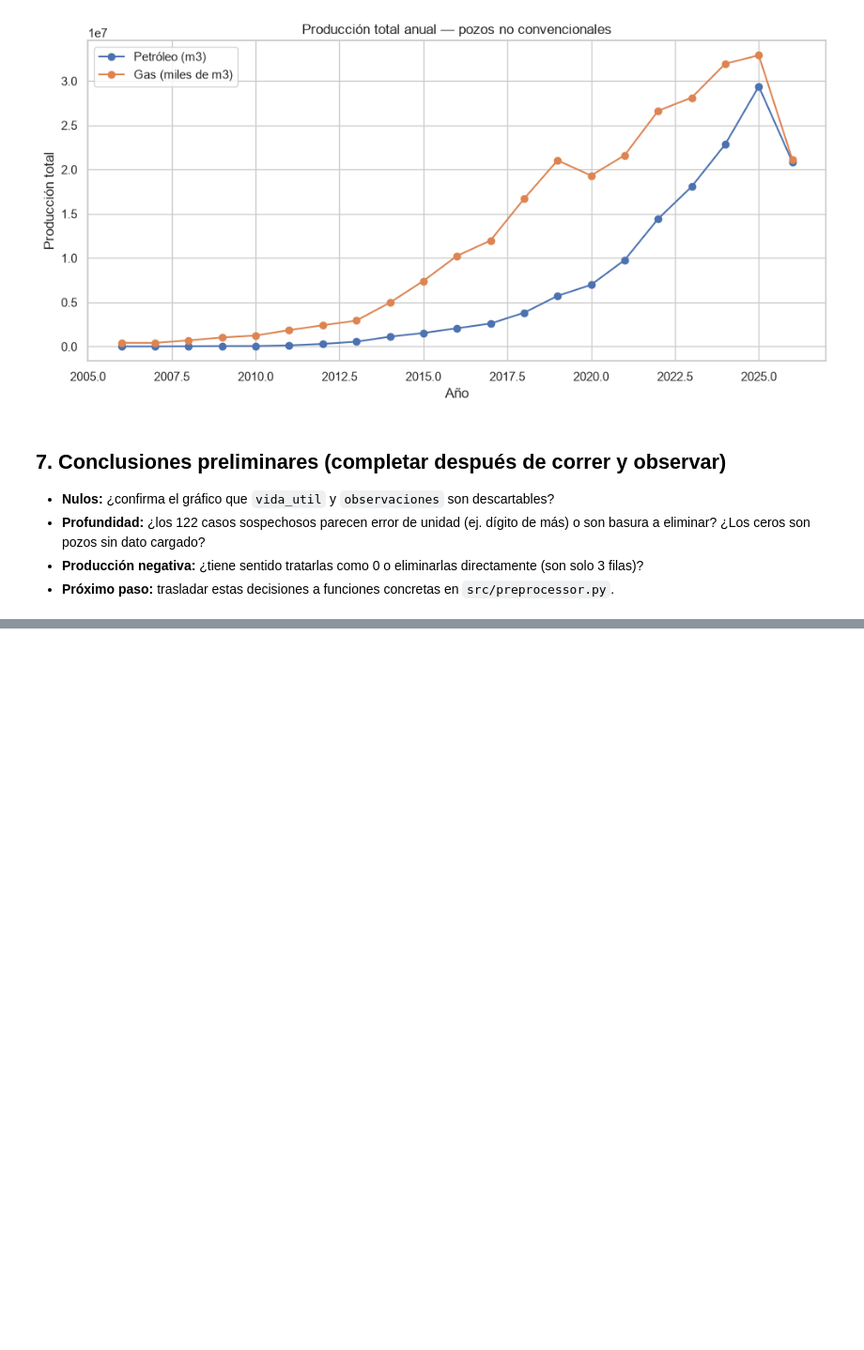
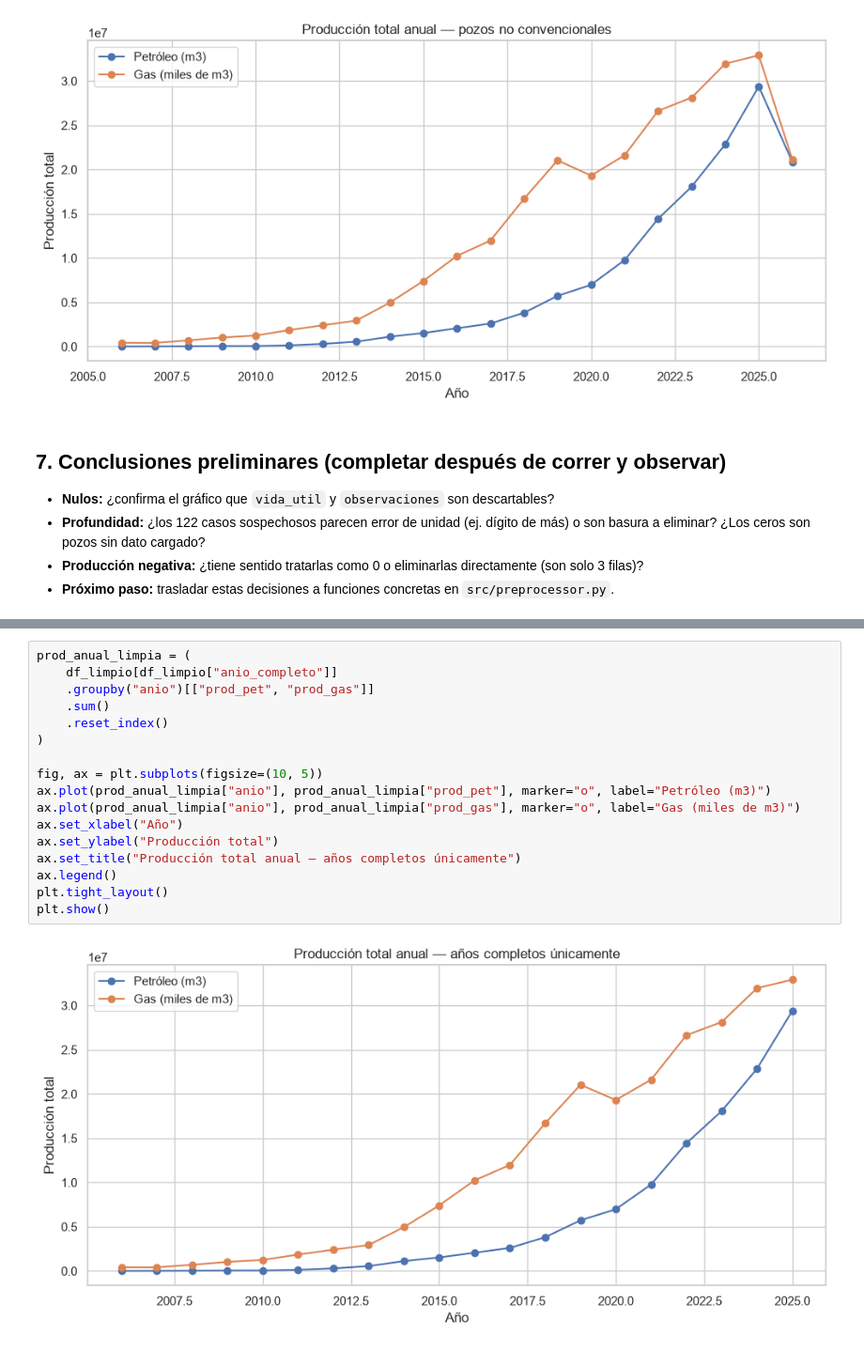
Before and after one commit to cristian-aguilera-ing/proyecto-ds-ypf, a Jupyter notebook: notebooks/01_eda_limpieza.ipynb, the cells around one changed output, grey strips where cells are left out. Shown at 94% size. Drawn from its saved outputs; the diff is of its cells as text; blank space fills up the shorter version.

```diff
--- a/notebooks/01_eda_limpieza.ipynb
+++ b/notebooks/01_eda_limpieza.ipynb
@@ -193,0 +217,19 @@ plt.show()
+# %%
+prod_anual_limpia = (
+    df_limpio[df_limpio["anio_completo"]]
+    .groupby("anio")[["prod_pet", "prod_gas"]]
+    .sum()
+    .reset_index()
+)
+
+fig, ax = plt.subplots(figsize=(10, 5))
+ax.plot(prod_anual_limpia["anio"], prod_anual_limpia["prod_pet"], marker="o", label="Petróleo (m3)")
+ax.plot(prod_anual_limpia["anio"], prod_anual_limpia["prod_gas"], marker="o", label="Gas (miles de m3)")
+ax.set_xlabel("Año")
+ax.set_ylabel("Producción total")
+ax.set_title("Producción total anual — años completos únicamente")
+ax.legend()
+plt.tight_layout()
+plt.show()
+# %% [output]
+[figure, added]
```
Also changed, not shown: parts of 3 cells of this notebook, 2 other files.
